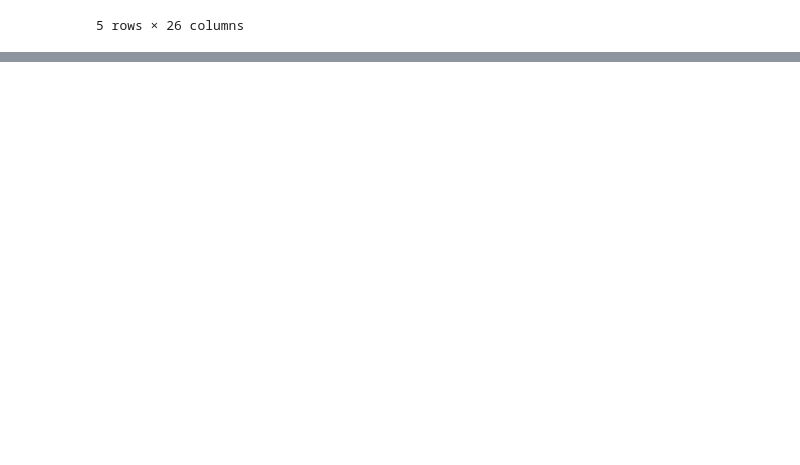
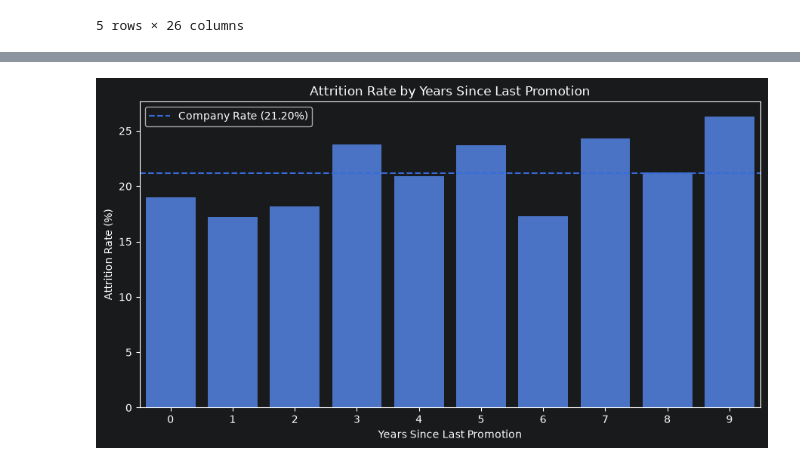
Before and after one commit to MadhanBabuUradi/RetainX, a Jupyter notebook: notebooks/03_eda.ipynb, the cells around one changed output, grey strips where cells are left out. Cells and saved outputs as stored; diff of their text form; code cells hidden in the pictures; blank space fills up the shorter version.

```diff
--- a/notebooks/03_eda.ipynb
+++ b/notebooks/03_eda.ipynb
@@ -17,0 +91,12 @@ retainx_df.head()
+# %%
+company_rate = (retainx_df["Attrition"] == "Yes").mean() * 100
+
+overtime_rate = (retainx_df["Attrition"] == "Yes").groupby(retainx_df["Overtime"]).mean() * 100
+
+comparison = pd.DataFrame({
+    "Quit Rate %": overtime_rate,
+    "Difference from Avg": overtime_rate - company_rate
+})
+
+print(f"Company Average: {company_rate:.2f}%\n")
+print(comparison.round(2))
@@ -17,0 +201,10 @@ retainx_df.head()
+# %%
+promotion_summary = (
+    retainx_df
+    .groupby("Years_Since_Last_Promotion")
+    .agg(Employees=("Employee_ID", "count"),
+        Attrition_Rate=("Attrition", lambda x: (x == "Yes").mean() * 100)
+    )
+)
+
+print(promotion_summary.round(2))
@@ -17,0 +224,23 @@ retainx_df.head()
+# %%
+plt.figure(figsize=(9, 5))
+
+sns.barplot(
+    x=promotion_summary.index,
+    y=promotion_summary["Attrition_Rate"]
+)
+
+plt.axhline(
+    company_rate,
+    linestyle="--",
+    label=f"Company Rate ({company_rate:.2f}%)"
+)
+
+plt.title("Attrition Rate by Years Since Last Promotion")
+plt.xlabel("Years Since Last Promotion")
+plt.ylabel("Attrition Rate (%)")
+plt.legend()
+
+plt.tight_layout()
+plt.show()
+# %% [output]
+[figure, added]
```
Also changed, not shown: parts of 14 cells of this notebook, 1 other file.
